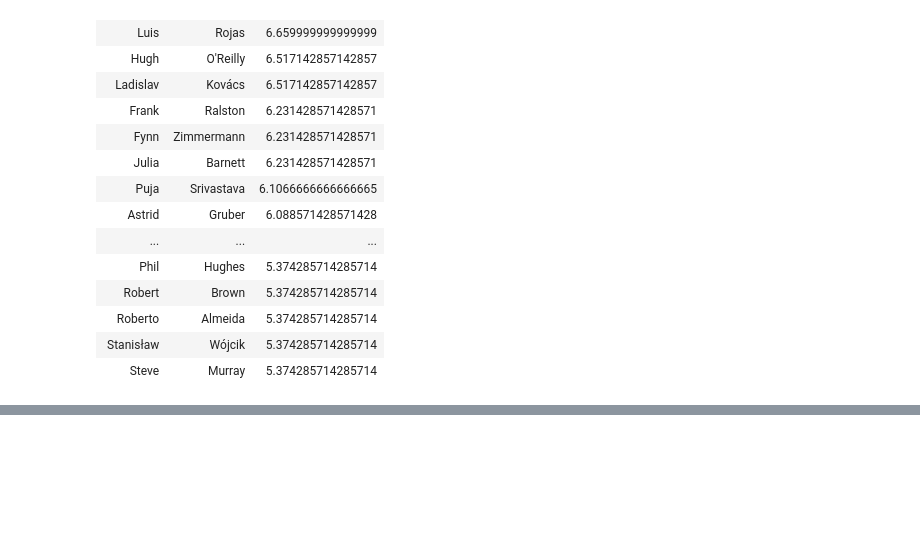
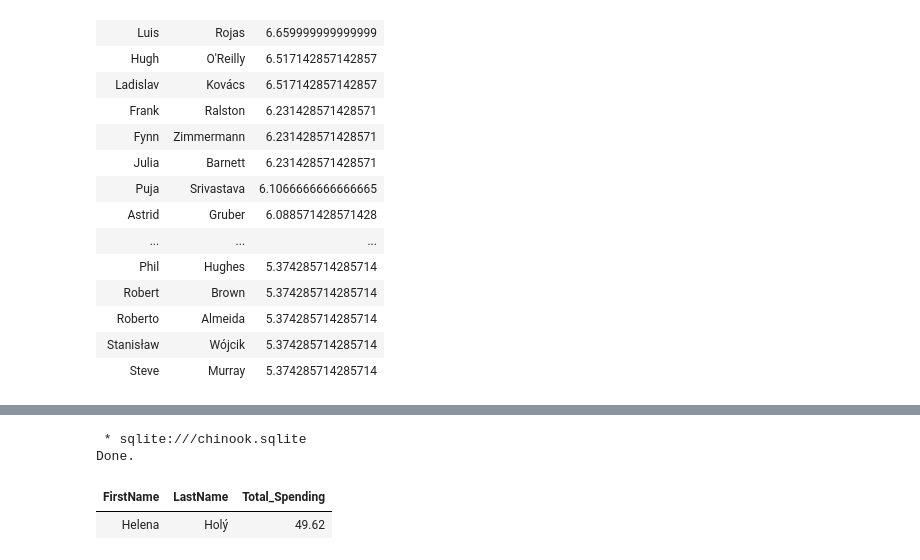
Before and after one commit to ShreyaSreeram/datasci_223, a Jupyter notebook: exercises/3-sql-queries/exercise.ipynb, the cells around one changed output, grey strips where cells are left out. Drawn from its saved outputs; the diff is of its cells as text; code cells hidden in the pictures; blank space fills up the shorter version.

Commit message:
total customer spending

```diff
--- a/exercises/3-sql-queries/exercise.ipynb
+++ b/exercises/3-sql-queries/exercise.ipynb
@@ -233,0 +186,13 @@ Done.
+# %%
+
+%%sql
+SELECT customers.FirstName, customers.LastName, sum(total) as Total_Spending
+FROM customers LEFT JOIN invoices on invoices.CustomerId = customers.CustomerID
+GROUP BY customers.CustomerId
+ORDER BY Total_Spending
+DESC LIMIT 1;
+# %% [output]
+ * sqlite:///chinook.sqlite
+Done.
+| FirstName | LastName | Total_Spending |
+| Helena | Holý | 49.62 |
```
Also changed, not shown: parts of 2 cells of this notebook.
